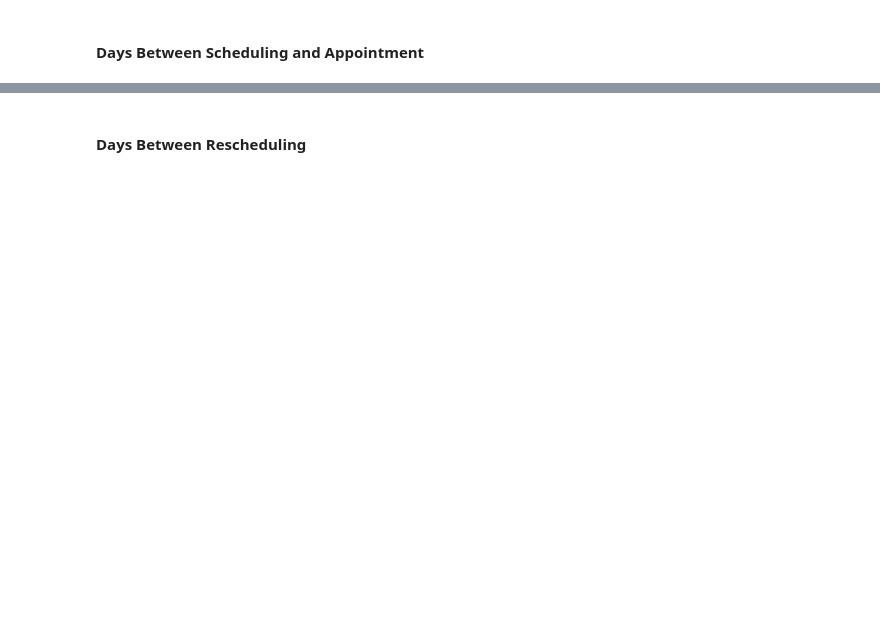
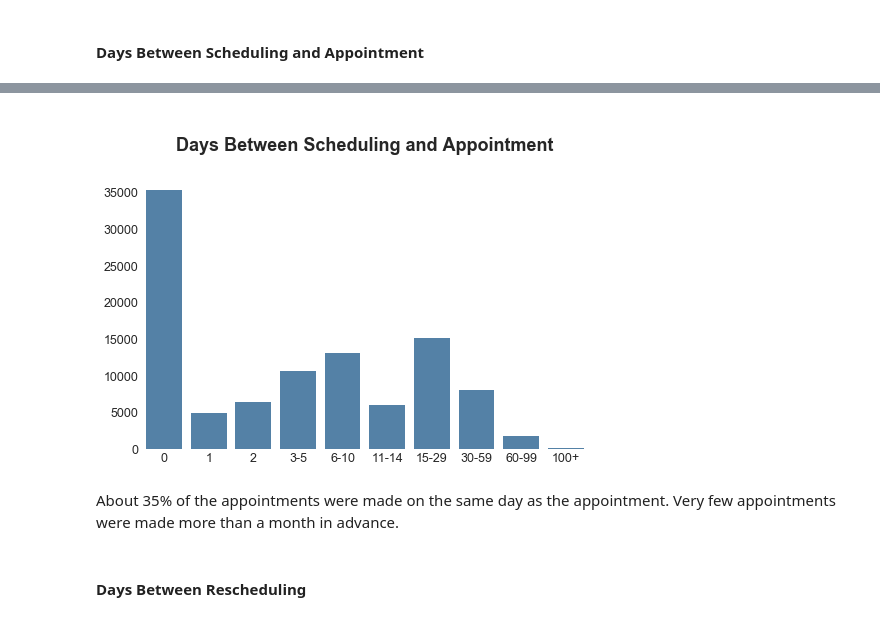
Before and after one commit to jaclynrich/appt-no-show, a Jupyter notebook: appt-no-show.ipynb, the cells around one changed output, grey strips where cells are left out. Cells and saved outputs as stored; diff of their text form; code cells hidden in the pictures; blank space fills up the shorter version.

```diff
--- a/appt-no-show.ipynb
+++ b/appt-no-show.ipynb
@@ -634,9 +634,9 @@ ow = (ow[ow['DayDiff'] >= 0])
 # %%
 # Create a field for a binned version of DayDiff
 bins = [0, 1, 2, 3, 6, 11, 15, 30, 60, 100, 200]
-labels = ['0', '1', '2', '3-5', '6-10', '11-14', '15-29', '30-59',
-          '60-99', '100+']
-ow['DayDiffBin'] = pd.cut(ow['DayDiff'], bins, right = False, labels = labels)
+day_diff_bin_labels = ['0', '1', '2', '3-5', '6-10', '11-14', '15-29', '30-59',
+                       '60-99', '100+']
+ow['DayDiffBin'] = pd.cut(ow['DayDiff'], bins, right = False, labels = day_diff_bin_labels)
 
 ow['DayDiffBin'].value_counts().sort_index()
 # %% [output]
@@ -1163,0 +1323,9 @@ plt.show();
+# %%
+# Create dictionary of sorting order
+sorter = dict(zip(day_diff_bin_labels, range(len(day_diff_bin_labels))))
+day_diff_df = df['DayDiffBin'].value_counts().reset_index()
+
+# Create a column of the sorting order
+day_diff_df['sort_order'] = day_diff_df['index'].map(sorter)
+day_diff_df.sort_values(by = 'sort_order')
+day_diff_df
@@ -1164,10 +1344,18 @@ plt.show();
 # %%
 fig, ax = plt.subplots(figsize = (8, 5))
 sns.despine(left = True, bottom = True)
-df['DayDiffBin'].value_counts().sort_index().plot(kind = 'bar', color = 'steelblue')
+sns.barplot(ax = ax, x = 'sort_order', y = 'DayDiffBin', data = day_diff_df,
+           color = 'steelblue')
+ax.set(xticklabels = day_diff_bin_labels)
+plt.xlabel('')
+plt.ylabel('')
 plt.xticks(rotation = 0)
 plt.title('\nDays Between Scheduling and Appointment\n', fontsize = 18, fontweight = 'bold')
 plt.show();
+# %% [output]
+[figure, added]
+# %% [markdown]
+About 35% of the appointments were made on the same day as the appointment.  Very few appointments were made more than a month in advance.
 # %% [markdown]
 #### Days Between Rescheduling
 # %%
```
Also changed, not shown: parts of 74 cells of this notebook.
